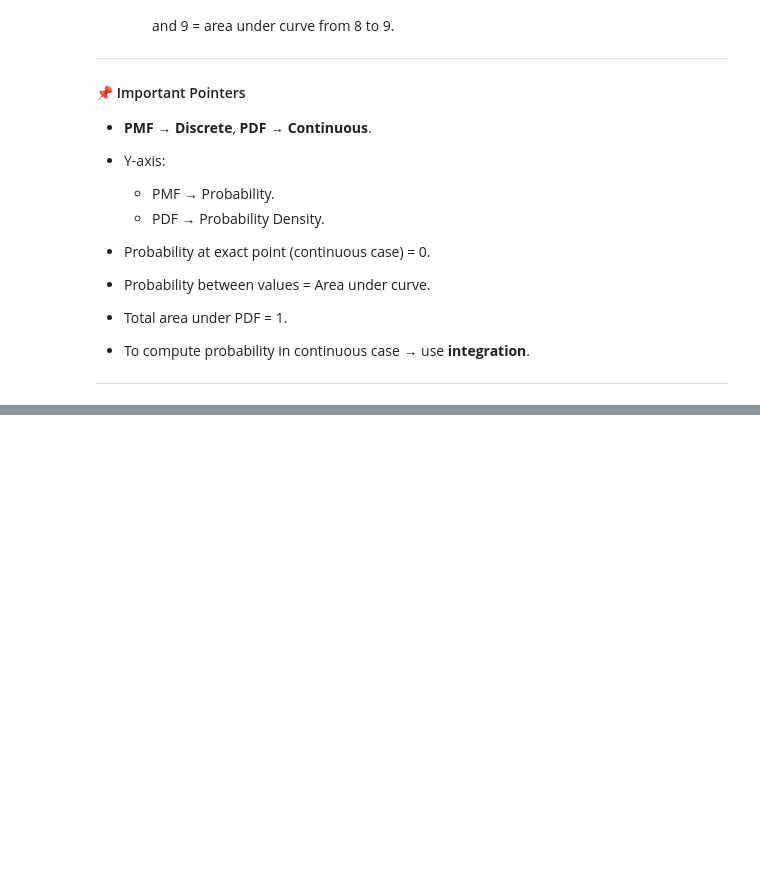
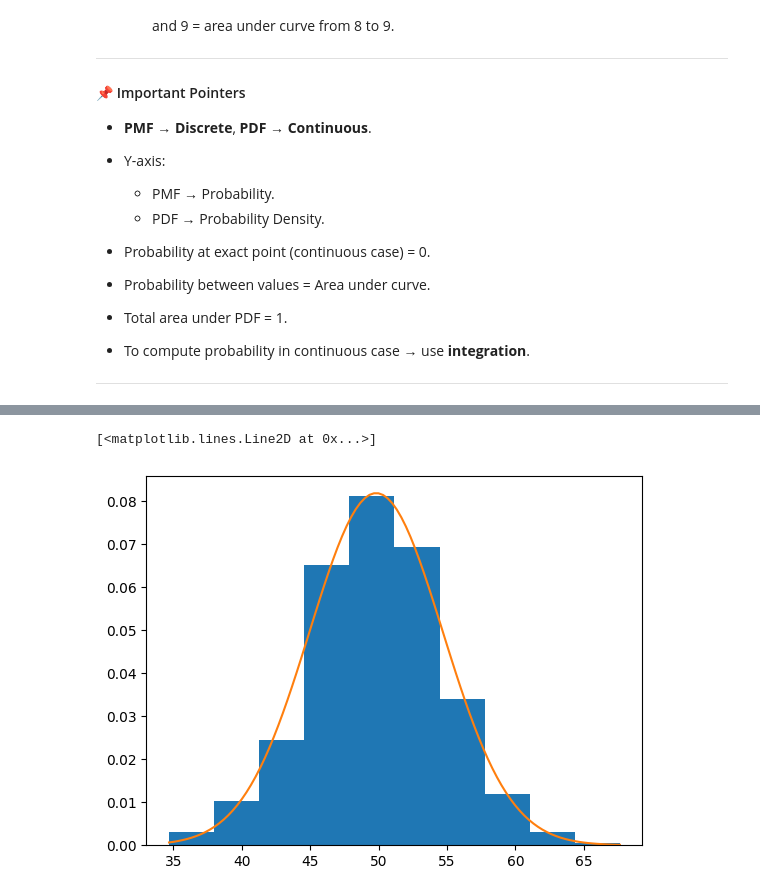
Before and after one commit to Narotam-Mishra/machine-learning-concepts, a Jupyter notebook: 05_Maths_for_ML/Probability/phase-1.ipynb, the cells around one changed output, grey strips where cells are left out. Drawn from its saved outputs; the diff is of its cells as text; code cells hidden in the pictures; blank space fills up the shorter version.

Commit message:
ml-maths-probability_contd

```diff
--- a/05_Maths_for_ML/Probability/phase-1.ipynb
+++ b/05_Maths_for_ML/Probability/phase-1.ipynb
@@ -175,0 +201,7 @@ np.cumsum(s1).plot(kind='bar')
+# %%
+# calculate sample mean and sample std dev
+sample_mean = sample.mean()
+sample_std = sample.std()
+
+# sample_mean
+# sample_std
@@ -175,0 +212,9 @@ np.cumsum(s1).plot(kind='bar')
+# %%
+# fit the distribution with above parameters
+
+# imports the norm class from scipy.stats
+# norm represents a normal (Gaussian) distribution
+from scipy.stats import norm
+
+# creates a normal distribution object with sample_mean and sample_std
+dist = norm(sample_mean, sample_std)
@@ -175,0 +224,21 @@ np.cumsum(s1).plot(kind='bar')
+# %%
+# generating 100 data points between minimum and maximum values from sample using `np.linspace` method
+values = np.linspace(sample.min(), sample.max(), 100)
+values
+# %%
+# now we can calculate Probability Density Function (PDF)
+
+# we are using pdf() method from above distribution object
+probability_densities = [dist.pdf(value) for value in values]
+probability_densities
+# %%
+# plot the histogram for pdf
+
+# plt.hist(sample, bins=10)
+# plt.plot(values, probability_densities)
+
+plt.hist(sample, bins=10, density=True)
+plt.plot(values, probability_densities)
+# %% [output]
+[<matplotlib.lines.Line2D at 0x...>]
+[figure, added]
```
Also changed, not shown: parts of 24 cells of this notebook.
